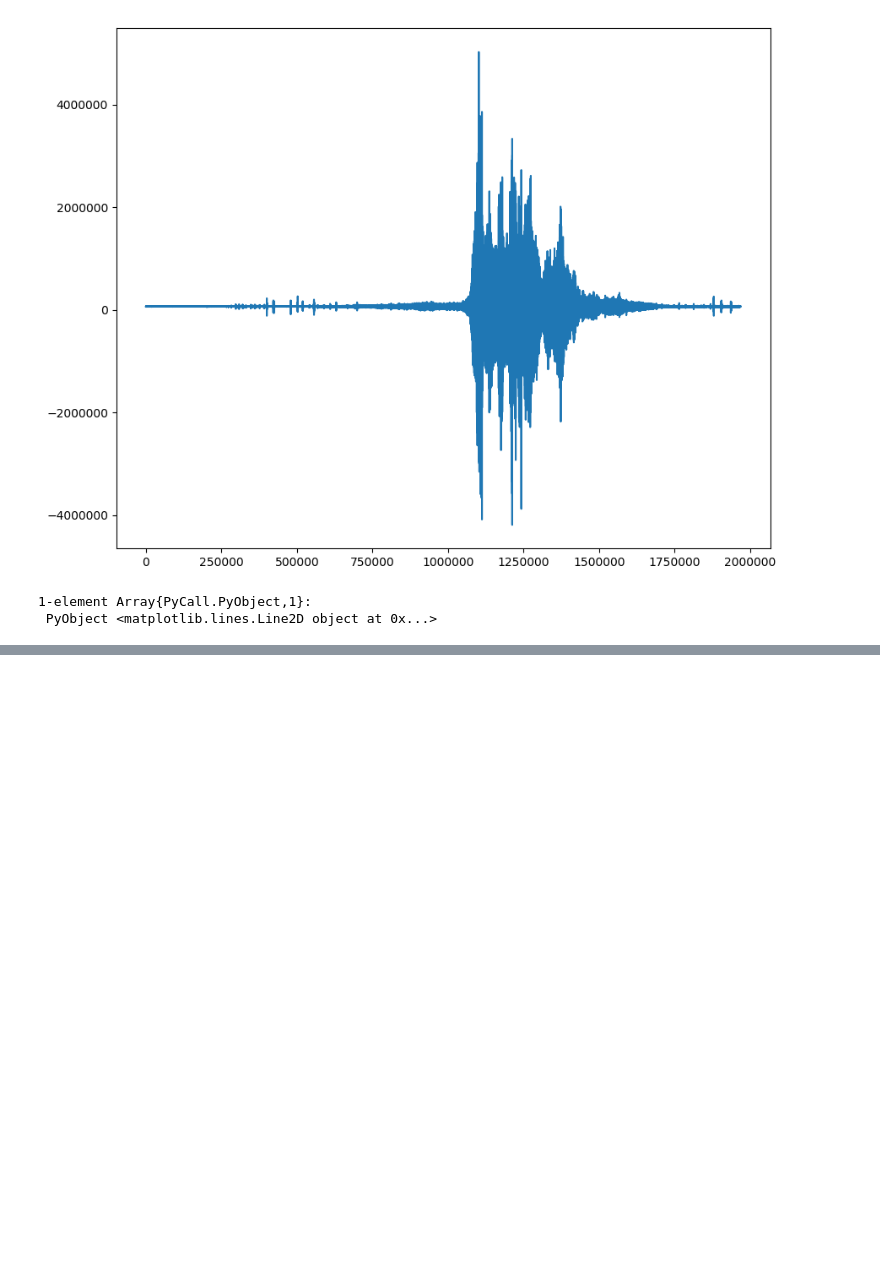
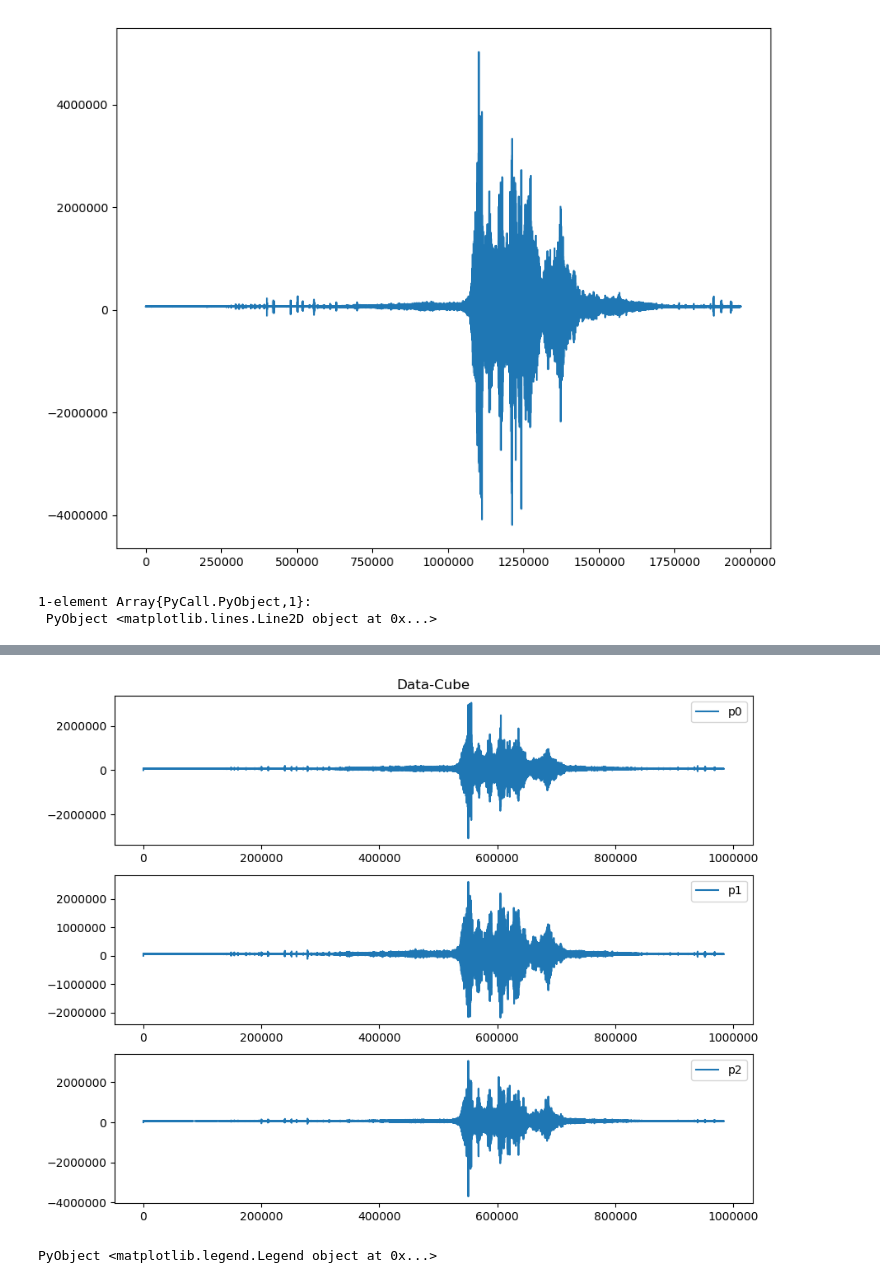
Before and after one commit to vhmar/Lahar-Events-2018, a Jupyter notebook: Lahar-2018-07-15-Ju.ipynb, the cells around one changed output, grey strips where cells are left out. Drawn from its saved outputs; the diff is of its cells as text; code cells hidden in the pictures; blank space fills up the shorter version.

```diff
--- a/Lahar-2018-07-15-Ju.ipynb
+++ b/Lahar-2018-07-15-Ju.ipynb
@@ -70,0 +74,2 @@ RasMt = welch_pgram(RasFil,fs=200,2048);
+# %%
+cube = SAC.read_wild("Cube2018-07-15-Trim100Hz0*.sac")b
@@ -70,0 +90,15 @@ RasMt = welch_pgram(RasFil,fs=200,2048);
+# %%
+fig = figure(figsize=(10,8))
+subplot(3,1,1)
+plot(cube[1][3].t,label=cube[1][1].kcmpnm[1:2])
+legend(loc="best")
+title("Data-Cube")
+subplot(3,1,2)
+plot(cube[1][2].t,label=cube[1][2].kcmpnm[1:2])
+legend(loc="best")
+subplot(3,1,3)
+plot(cube[1][1].t,label=cube[1][3].kcmpnm[1:2])
+legend(loc="best")
+# %% [output]
+[figure, added]
+PyObject <matplotlib.legend.Legend object at 0x...>
```
Also changed, not shown: parts of 15 cells of this notebook, 13 other files.
